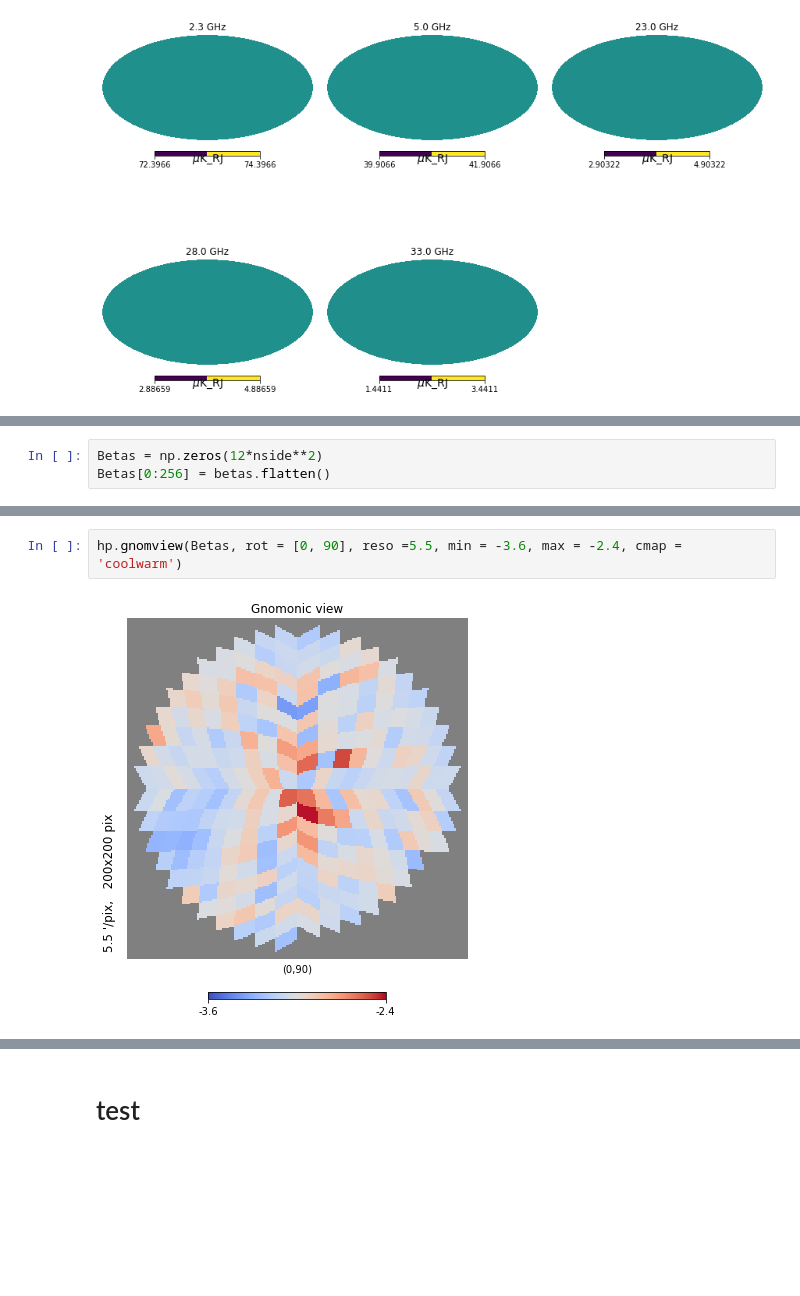
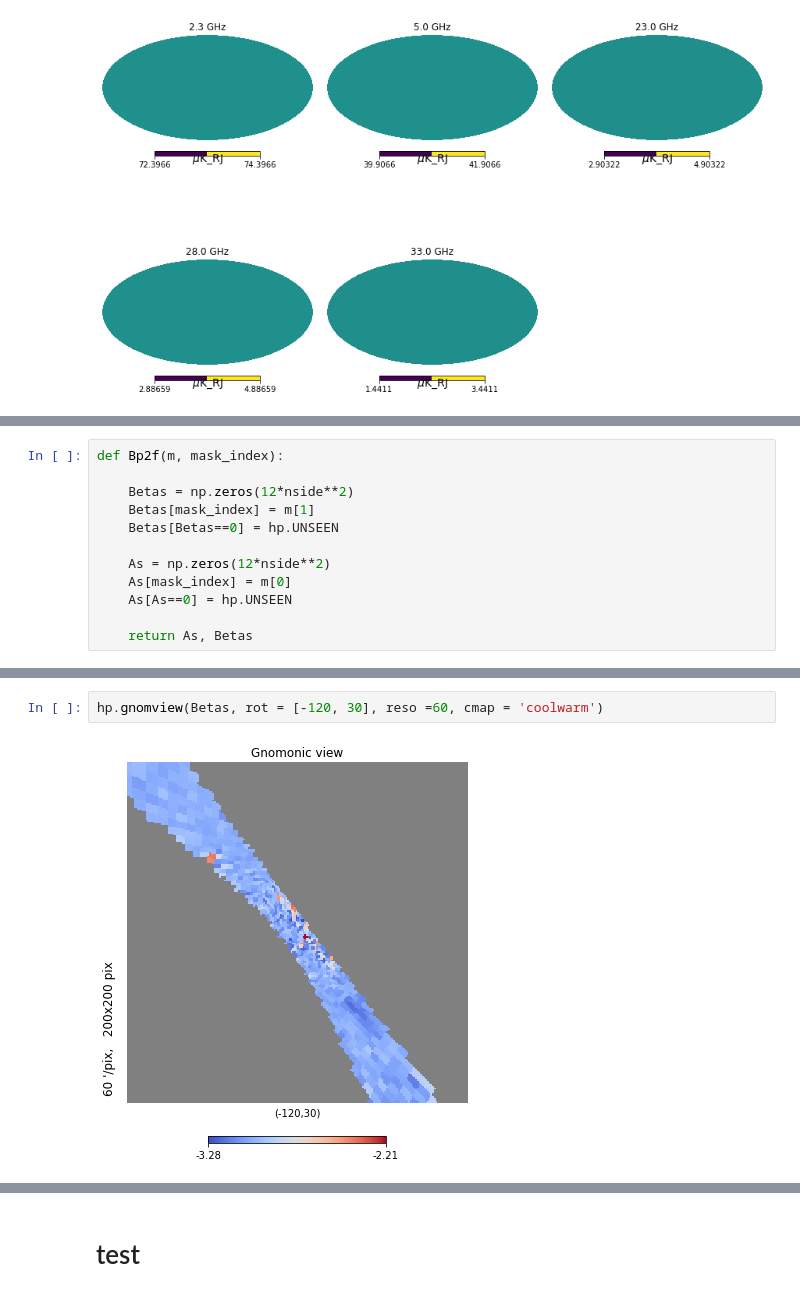
Before and after one commit to yaojian95/Beta_s, a Jupyter notebook: Likelihood_analysis.ipynb, the cells around one changed output, grey strips where cells are left out. Cells and saved outputs as stored; diff of their text form; blank space fills up the shorter version.

Commit message:
beta_s of overlapped region using emcee

```diff
--- a/Likelihood_analysis.ipynb
+++ b/Likelihood_analysis.ipynb
@@ -271,3 +260,12 @@ betas.flatten().shape
 # %%
-Betas = np.zeros(12*nside**2)
-Betas[0:256] = betas.flatten()
+def Bp2f(m, mask_index):
+
+    Betas = np.zeros(12*nside**2)
+    Betas[mask_index] = m[1]
+    Betas[Betas==0] = hp.UNSEEN
+
+    As = np.zeros(12*nside**2)
+    As[mask_index] = m[0]
+    As[As==0] = hp.UNSEEN
+
+    return As, Betas
@@ -296,7 +288,7 @@ hp.mollview(Betas, cmap = 'coolwarm', title = 'beta_s of 256 pixels')
 # %%
-hp.gnomview(Betas, rot = [0, 90], reso =5.5, min = -3.6, max = -2.4, cmap = 'coolwarm')
+hp.gnomview(Betas, rot = [-120, 30], reso =60, cmap = 'coolwarm')
 # %% [output]
-[figure, old version]
+[figure, new version]
 # %%
 plt.figure(figsize = (12, 8))
 plt.title('S/N', fontsize = 15)
```
Also changed, not shown: parts of 66 cells of this notebook, 2 other files.
